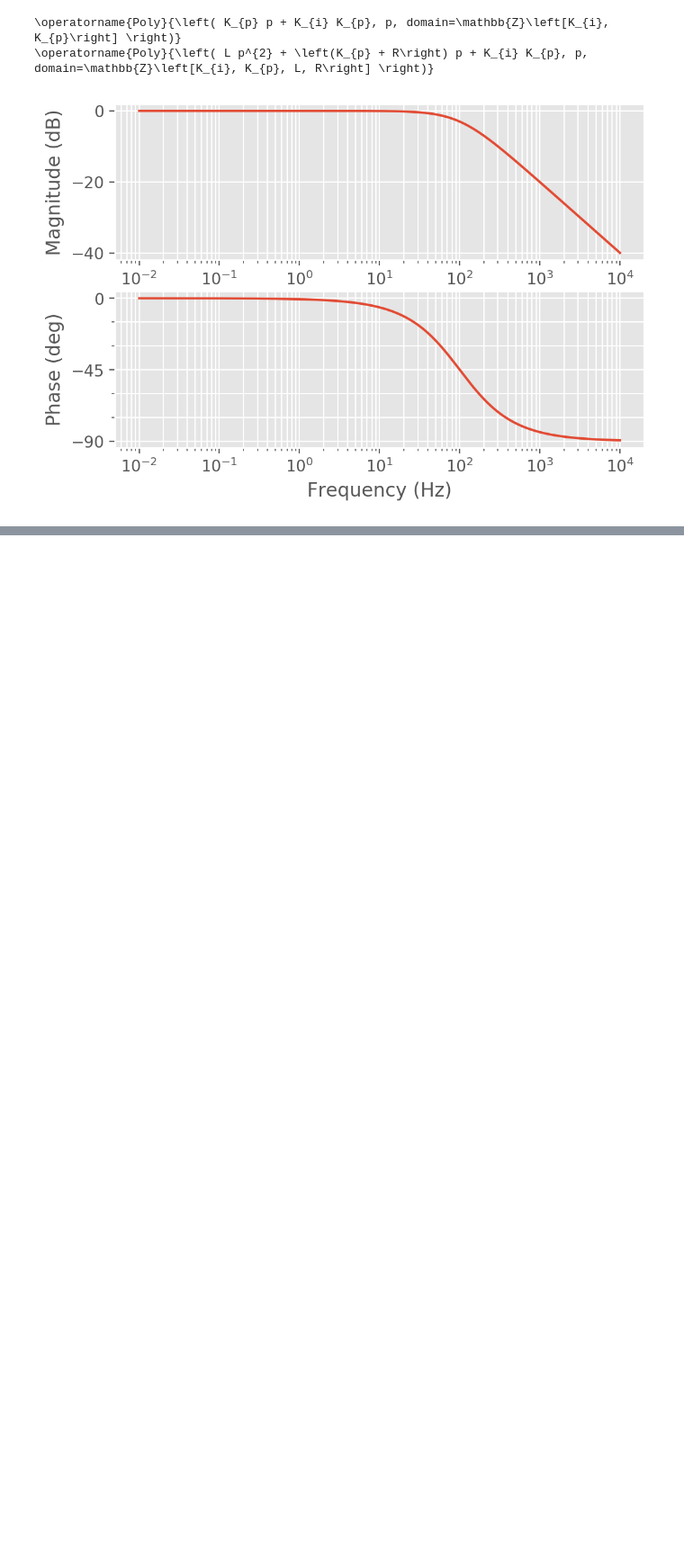
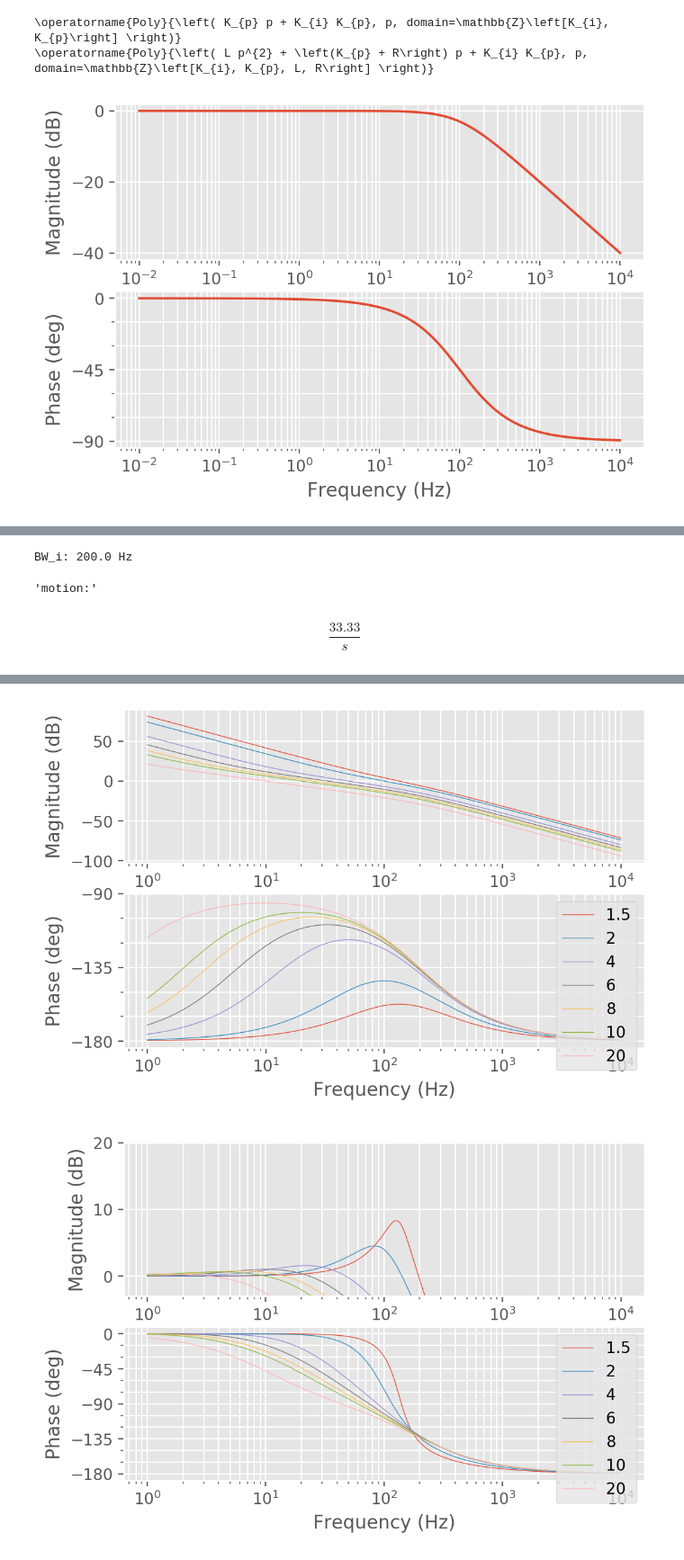
Before and after one commit to horychen/PidTuner, a Jupyter notebook: 033_PID_Tuner.ipynb, the cells around one changed output, grey strips where cells are left out. Shown: that part at 90% size. Saved outputs shown, nothing was run; the diff lists cells and outputs as text; code cells hidden in the pictures; blank space fills up the shorter version.

```diff
--- a/033_PID_Tuner.ipynb
+++ b/033_PID_Tuner.ipynb
@@ -121,0 +272,72 @@ Kp/L/(2pi) = 200.0
+# %%
+R = 0.1 # Ohm
+L = 0.4 # H
+Kp, Ki = get_coeffs_dc_motor_current_regulator(R, L, 200)
+Gi_closed = control.tf([1], [L/Kp, 1])
+currentBandwidth_radPerSec = Kp/L
+print('BW_i:', currentBandwidth_radPersec/(2*np.pi), 'Hz')
+
+def get_coeffs_dc_motor_SPEED_regulator(J_s, n_pp, delta, currentBandwidth_radPerSec):
+    speedKi = currentBandwidth_radPerSec / delta**2
+    speedKp = J_s/n_pp * delta * speedKi
+    return speedKp, speedKi
+
+n_pp = 2
+J_s  = 0.06
+dc_motor_motion = control.tf([n_pp/J_s], [1, 0])
+display('motion:', dc_motor_motion)
+
+delta = 4 # damping factor (nothing similar to damping ratio for 2nd-order tf)
+
+fig1, fig2, fig3 = figure(1), figure(2), figure(3)
+
+# if True:
+for delta in [1.5, 2, 4, 6, 8, 10, 20]:
+
+    speedKp, speedKi = get_coeffs_dc_motor_SPEED_regulator(J_s, n_pp, delta, currentBandwidth_radPerSec)
+#     speedKp *= 1000
+    print(f'speedKp = {speedKp:g}', f'speedKi = {speedKi:g}', f'wzero = {speedKi/2/np.pi} Hz', f'cutoff = {delta*speedKi/2/np.pi} Hz', f'ipole = {Kp/L/2/np.pi} Hz', sep=' | ')
+
+    speedPI = control.tf([speedKp, speedKp*speedKi], [1, 0])
+#     display('speedPI:', speedPI)
+
+    Gw_open = dc_motor_motion * Gi_closed * speedPI
+#     display('speed open loop:', Gw_open)
+#     print(control.dcgain(Gw_open),
+#           control.zero(Gw_open)/2/np.pi,
+#           control.pole(Gw_open)/2/np.pi, sep='\n')
+
+    plt.figure(1)
+    mag, phase, omega = bode_plot(Gw_open, 2*np.pi*np.logspace(0,4,500), dB=1, Hz=1, deg=1, lw='0.5', label=f'{delta:g}')
+#     gm,pm,sm,wg,wp,ws = control.stability_margins(Gw_open)
+#     print(f'GM={gm}, PM={pm:g} deg',wg,'Hz',wp,'Hz')
+
+    Gw_closed = Gw_open / (1+Gw_open)
+
+    plt.figure(2)
+    mag, phase, omega = bode_plot(Gw_closed, 2*np.pi*np.logspace(0,4,500), dB=1, Hz=1, deg=1, lw='0.5', label=f'{delta:g}')
+
+    plt.figure(3)
+    T, yout = control.step_response(Gw_closed, np.arange(0,0.05,1e-5))
+    # 上升时间：
+    print('\t',
+        min(yout, key=lambda x:abs(x-0.9)), 'A'
+    )
+    rise_time_ms = T[(np.abs(yout-0.9)).argmin()] * 1000
+    print('\t',
+        rise_time_ms, 'ms'
+    )
+    plt.plot(T, yout, lw='0.5', label=f'{delta:g} | {rise_time_ms:g} ms')
+
+
+fig2.axes[0].set_ylim([-3, 20]) # -3dB
+fig3.axes[0].set_xlabel('time [s]')
+fig3.axes[0].set_ylabel('speed [elec. deg]')
+
+for i in [1,2,3]:
+    plt.figure(i)
+    plt.legend(loc='upper right')
+# %% [output]
+BW_i: 200.0 Hz
+'motion:'
+$$\frac{33.33}{s}$$
@@ -121,0 +361,2 @@ Kp/L/(2pi) = 200.0
+[figure, added]
+[figure, added]
```
Also changed, not shown: parts of 9 cells of this notebook, 1 other file.
